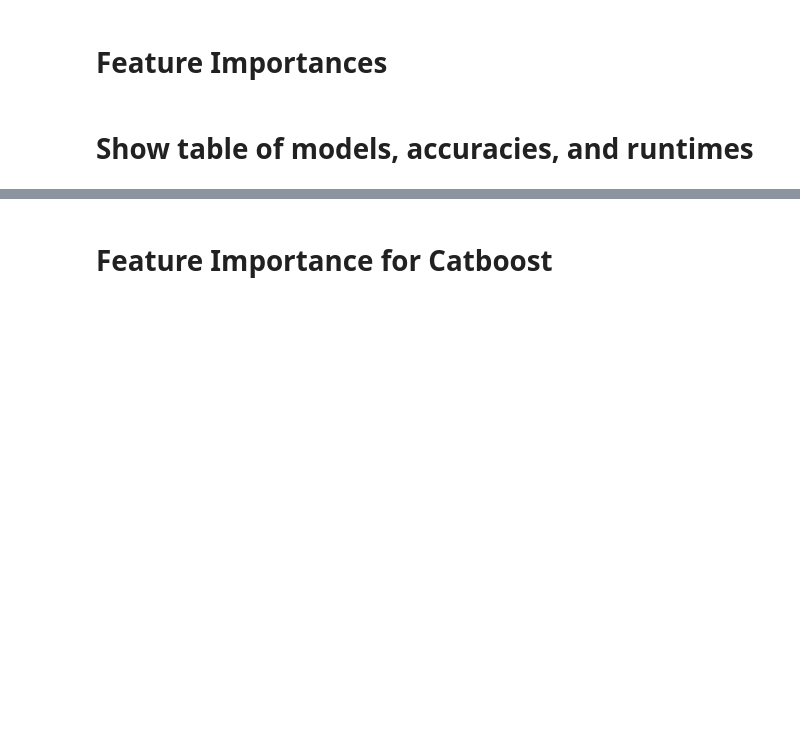
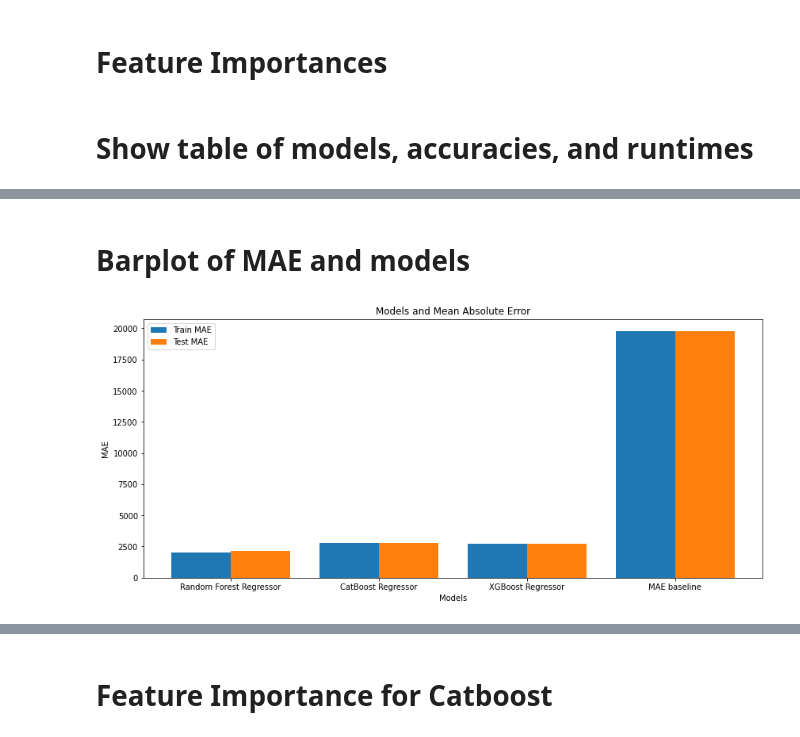
Before and after one commit to mkerekes1427/CAP-4770-Final-Project, a Jupyter notebook: sleep-datascience-notebook.ipynb, the cells around one changed output, grey strips where cells are left out. Saved outputs shown, nothing was run; the diff lists cells and outputs as text; code cells hidden in the pictures; blank space fills up the shorter version.

```diff
--- a/sleep-datascience-notebook.ipynb
+++ b/sleep-datascience-notebook.ipynb
@@ -361 +377,23 @@ evaluation_table
 | 2 | XGBoost Regressor | 2762 | 0.9665 | 18 |
+# %%
+mae_baseline = abs(all_y - all_y.mean()).mean()
+# %% [markdown]
+# Barplot of MAE and models
+# %%
+models = ['Random Forest Regressor', 'CatBoost Regressor', 'XGBoost Regressor', 'MAE baseline']
+train_mae = [rfr_train_mae, cbr_train_mae, xgb_train_mae, mae_baseline]
+test_mae = [rfr_test_mae, cbr_test_mae, xgb_train_mae, mae_baseline]
+
+
+plt.figure(figsize=[14, 6])
+x_axis = np.arange(len(models))
+plt.bar(x_axis - 0.2, train_mae, 0.4, label = 'Train MAE')
+plt.bar(x_axis + 0.2, test_mae, 0.4, label = 'Test MAE')
+plt.xticks(x_axis, models)
+plt.xlabel('Models')
+plt.ylabel('MAE')
+plt.title('Models and Mean Absolute Error')
+plt.legend()
+plt.show()
+# %% [output]
+[figure, added]
```
Also changed, not shown: parts of 17 cells of this notebook.
